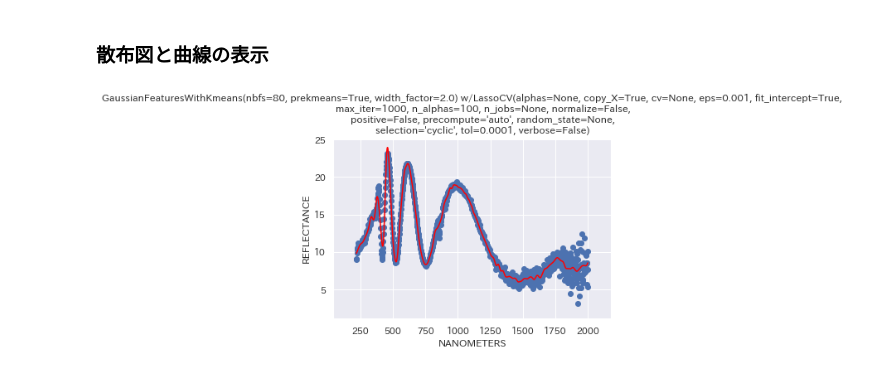
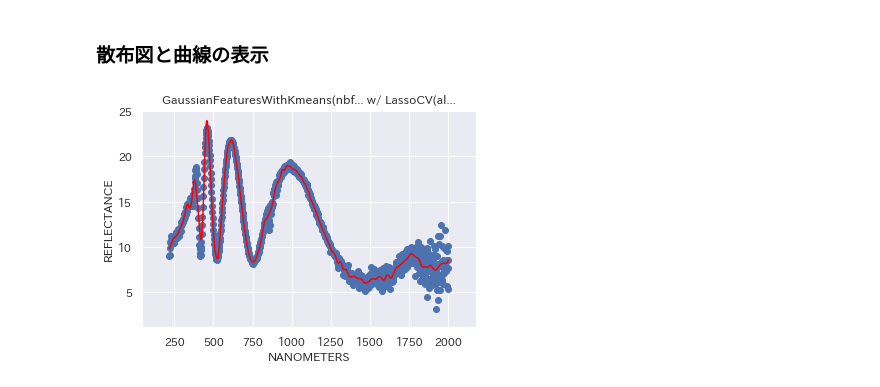
Before and after one commit to msiplab/EicEngLabIV, a Jupyter notebook: example01_03.ipynb, the cells around one changed output. Drawn from its saved outputs; the diff is of its cells as text; code cells hidden in the pictures.

```diff
--- a/example01_03.ipynb
+++ b/example01_03.ipynb
@@ -306,15 +306,15 @@ w80 =  5.78
 # %%
 # 回帰曲線をプロット
 fig, ax = plt.subplots()
 yfit = regm.predict(xfit)
 ax.scatter(x,y)
 ax.plot(xfit,yfit, color = 'red')
-ax.set_title("{0} w/{1}".format(regm[0],regm[1]))
+ax.set_title("{0}... w/ {1}...".format(str(regm[0])[:30],str(regm[1])[:10]))
 ax.set_xlabel(dataset.columns[0])
 ax.set_ylabel(dataset.columns[1])
 ax.set_xlim([minx-0.1*rx,maxx+0.1*rx])
 ax.set_ylim([miny-0.1*ry,maxy+0.1*ry])
 ax.grid(True)
 plt.show()
 # %% [output]
-[figure, old version]
+[figure, new version]
```
